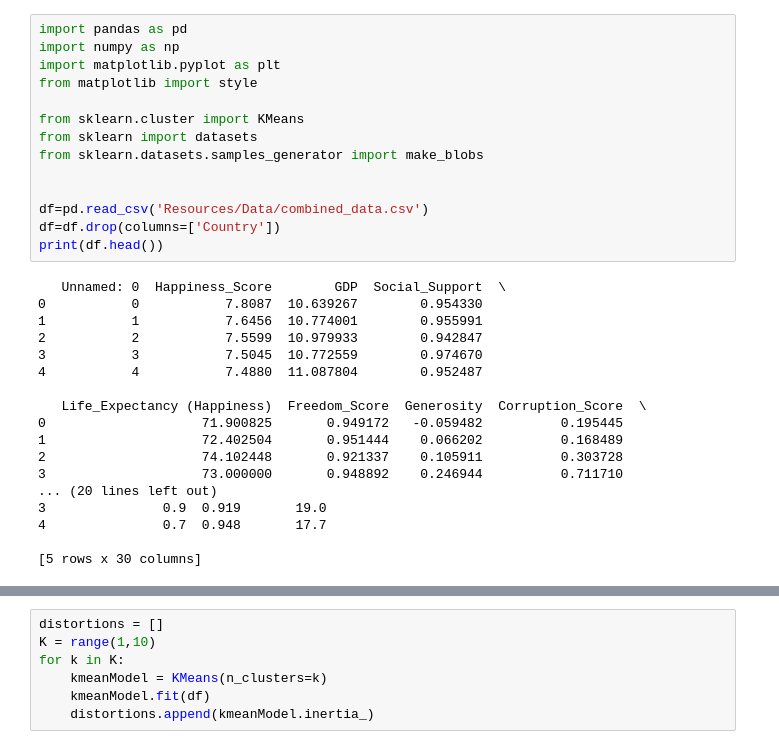
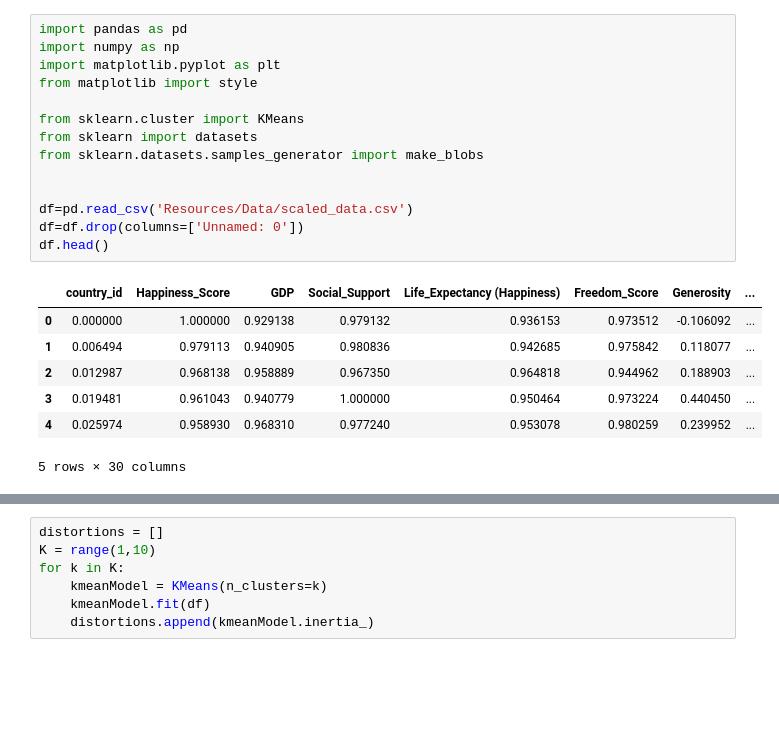
Before and after one commit to staceywai/Final-Project, a Jupyter notebook: ExploringElbowMethod.ipynb, the cells around one changed output, grey strips where cells are left out. Drawn from its saved outputs; the diff is of its cells as text; blank space fills up the shorter version.

```diff
--- a/ExploringElbowMethod.ipynb
+++ b/ExploringElbowMethod.ipynb
@@ -1,33 +1,23 @@
 # %%
 import pandas as pd
 import numpy as np
 import matplotlib.pyplot as plt
 from matplotlib import style
 
 from sklearn.cluster import KMeans
 from sklearn import datasets
 from sklearn.datasets.samples_generator import make_blobs
 
 
-df=pd.read_csv('Resources/Data/combined_data.csv')
-df=df.drop(columns=['Country'])
-print(df.head())
+df=pd.read_csv('Resources/Data/scaled_data.csv')
+df=df.drop(columns=['Unnamed: 0'])
+df.head()
 # %% [output]
+|  | country_id | Happiness_Score | GDP | Social_Support | Life_Expectancy (Happiness) | Freedom_Score | Generosity | ... |
+| 0 | 0.000000 | 1.000000 | 0.929138 | 0.979132 | 0.936153 | 0.973512 | -0.106092 | ... |
+| 1 | 0.006494 | 0.979113 | 0.940905 | 0.980836 | 0.942685 | 0.975842 | 0.118077 | ... |
+| 2 | 0.012987 | 0.968138 | 0.958889 | 0.967350 | 0.964818 | 0.944962 | 0.188903 | ... |
+| 3 | 0.019481 | 0.961043 | 0.940779 | 1.000000 | 0.950464 | 0.973224 | 0.440450 | ... |
+| 4 | 0.025974 | 0.958930 | 0.968310 | 0.977240 | 0.953078 | 0.980259 | 0.239952 | ... |
-   Unnamed: 0  Happiness_Score        GDP  Social_Support  \
-0           0           7.8087  10.639267        0.954330
-1           1           7.6456  10.774001        0.955991
-2           2           7.5599  10.979933        0.942847
-3           3           7.5045  10.772559        0.974670
-4           4           7.4880  11.087804        0.952487
-
-   Life_Expectancy (Happiness)  Freedom_Score  Generosity  Corruption_Score  \
-0                    71.900825       0.949172   -0.059482          0.195445
-1                    72.402504       0.951444    0.066202          0.168489
-2                    74.102448       0.921337    0.105911          0.303728
-3                    73.000000       0.948892    0.246944          0.711710
-... (20 lines left out)
-3               0.9  0.919       19.0
-4               0.7  0.948       17.7
-
-[5 rows x 30 columns]
+5 rows × 30 columns
 # %%
```
Also changed, not shown: parts of 2 cells of this notebook, 3 other files.
